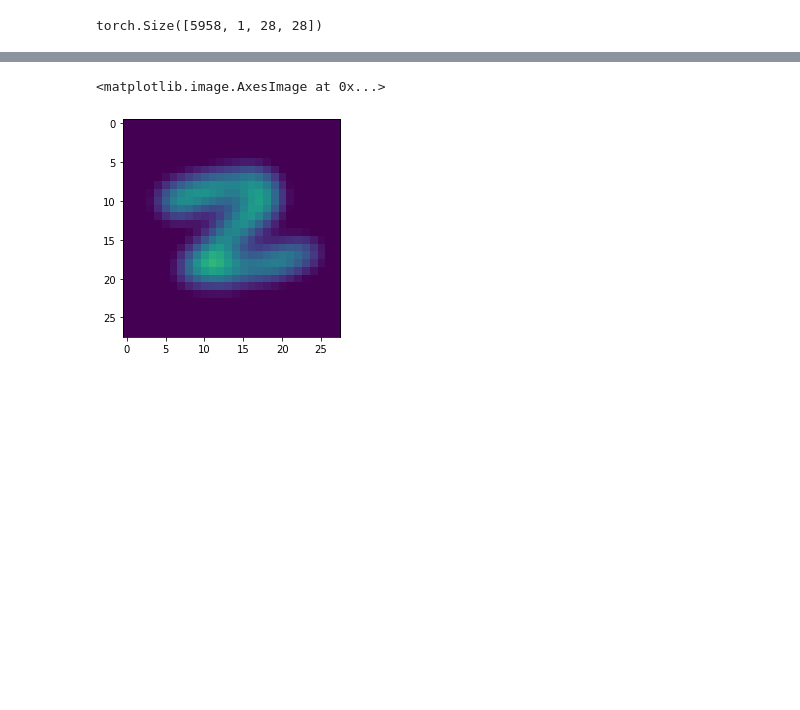
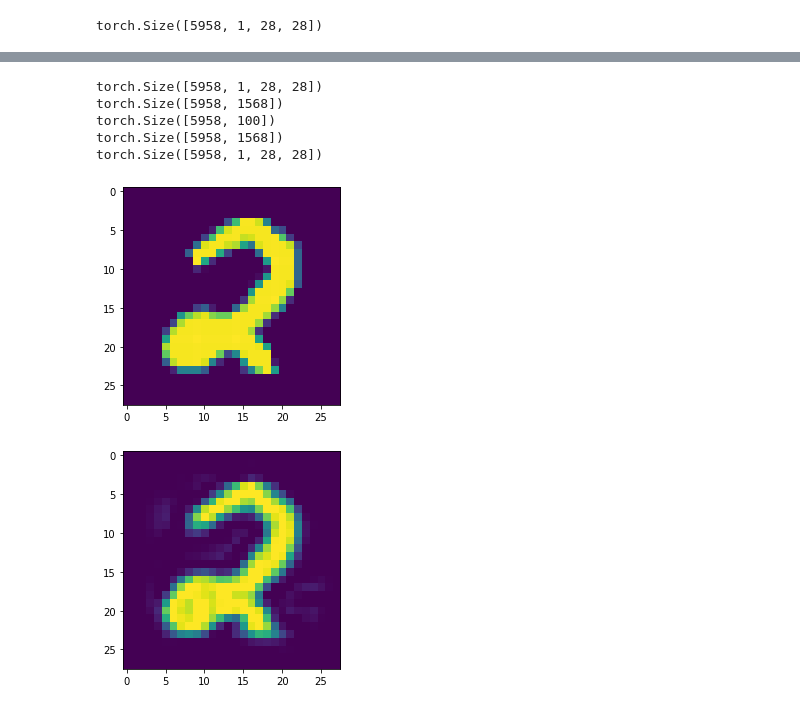
Before and after one commit to michael-psenka/manifold-linearization, a Jupyter notebook: test_files/cc_test.ipynb, the cells around one changed output, grey strips where cells are left out. Saved outputs shown, nothing was run; the diff lists cells and outputs as text; code cells hidden in the pictures; blank space fills up the shorter version.

```diff
--- a/test_files/cc_test.ipynb
+++ b/test_files/cc_test.ipynb
@@ -1834,9 +1811,55 @@ plt.imshow(Z[0,0,:,:].detach().numpy(), vmin=0, vmax=1)
-# %%
-# compute the inverse of F
-G = nn.ConvTranspose2d(1, 1, 2*ker_radius + 1, stride=1, padding=2*ker_radius)
-G.weight.data = kernel
-Xhat = G(Z)
-plt.imshow(Xhat[0,0,:,:].detach().numpy(), vmin=0, vmax=1)
-# %% [output]
-<matplotlib.image.AxesImage at 0x...>
-[figure, removed]
+# %%
+# compute the 2d fourier transform of the data
+X_f = torch.fft.fft2(X)
+print(X_f.imag.shape)
+
+X_f_real_flat = X_f.real.reshape(X_f.shape[0], -1)
+X_f_imag_flat = X_f.imag.reshape(X_f.shape[0], -1)
+Z = torch.cat([X_f_real_flat, X_f_imag_flat], dim=1)
+print(Z.shape)
+
+Z_mean = Z.mean(dim=0, keepdim=True)
+
+U, S, Vt = torch.linalg.svd(Z - Z_mean, full_matrices=False)
+V = Vt.T
+# num_nonzero = S[S > 1000].numel()
+num_nonzero = 100
+
+Z_c = (Z - Z_mean)@V[:,:num_nonzero]
+
+print(Z_c.shape)
+
+# reconstruction
+X_hat = Z_c@V[:,:num_nonzero].T + Z_mean
+print(X_hat.shape)
+X_hat_real = X_hat[:,:X_f.shape[2]*X_f.shape[3]].reshape(X_f.shape)
+X_hat_imag = X_hat[:,X_f.shape[2]*X_f.shape[3]:].reshape(X_f.shape)
+X_hat_f = X_hat_real + 1j*X_hat_imag
+X_hat = torch.fft.ifft2(X_hat_f).real
+print(X_hat.shape)
+# %% [output]
+torch.Size([5958, 1, 28, 28])
+torch.Size([5958, 1568])
+torch.Size([5958, 100])
+torch.Size([5958, 1568])
+torch.Size([5958, 1, 28, 28])
+# %%
+Z2 = X.reshape(X.shape[0], -1)
+U, S, Vt = torch.linalg.svd(Z2 - Z2.mean(dim=0, keepdim=True), full_matrices=False)
+V = Vt.T
+Z2_c = (Z2 - Z2.mean(dim=0, keepdim=True))@V[:,:100]
+# Z2_c = torch.randn_like(Z2_c)
+X_hat2 = Z2_c@V[:,:100].T + Z2.mean(dim=0, keepdim=True)
+X_hat2 = X_hat2.reshape(X.shape)
+# %%
+# choose random number between 0 and X.shape[0]
+rand_num = np.random.randint(0, X.shape[0])
+to_show = X[rand_num,0,:,:].detach().cpu()
+to_show2 = X_hat2[rand_num,0,:,:].detach().cpu()
+plt.imshow(to_show, vmin=0, vmax=1)
+plt.show()
+plt.imshow(to_show2, vmin=0, vmax=1)
+plt.show()
+# %% [output]
+[figure, added]
+[figure, added]
```
Also changed, not shown: parts of 15 cells of this notebook, 1 other file.
